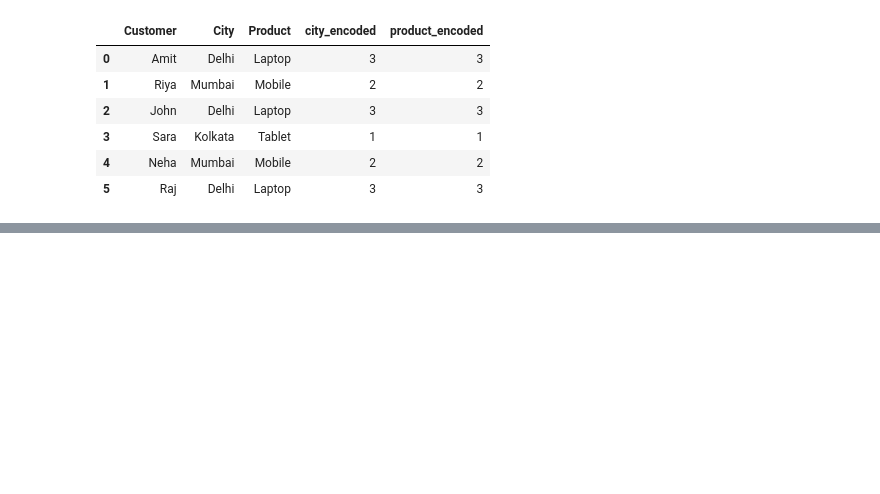
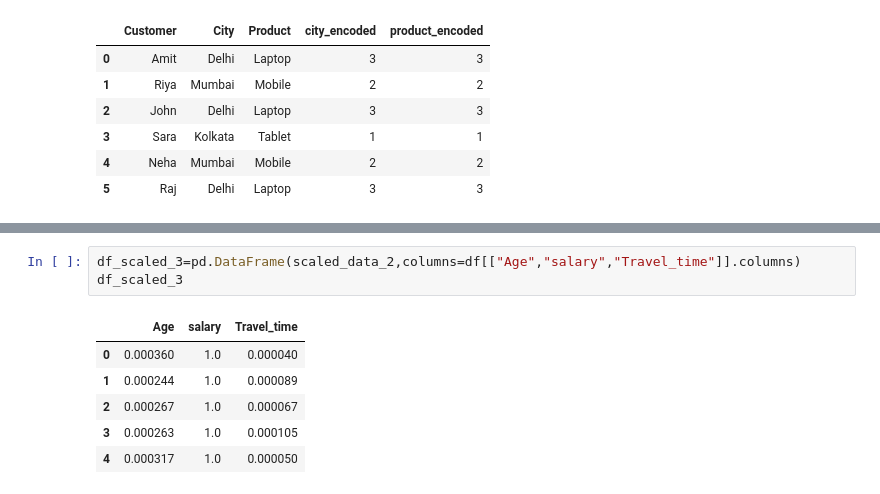
Before and after one commit to datanalytics90/PythonProjects, a Jupyter notebook: Encoding and Scaling.ipynb, the cells around one changed output, grey strips where cells are left out. Drawn from its saved outputs; the diff is of its cells as text; blank space fills up the shorter version.

```diff
--- a/Encoding and Scaling.ipynb
+++ b/Encoding and Scaling.ipynb
@@ -153,0 +256,10 @@ df4
+# %%
+df_scaled_3=pd.DataFrame(scaled_data_2,columns=df[["Age","salary","Travel_time"]].columns)
+df_scaled_3
+# %% [output]
+|  | Age | salary | Travel_time |
+| 0 | 0.000360 | 1.0 | 0.000040 |
+| 1 | 0.000244 | 1.0 | 0.000089 |
+| 2 | 0.000267 | 1.0 | 0.000067 |
+| 3 | 0.000263 | 1.0 | 0.000105 |
+| 4 | 0.000317 | 1.0 | 0.000050 |
```
Also changed, not shown: parts of 17 cells of this notebook, 12 other files.
